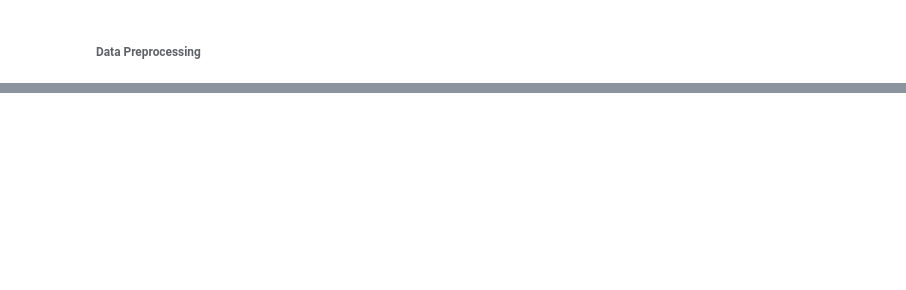
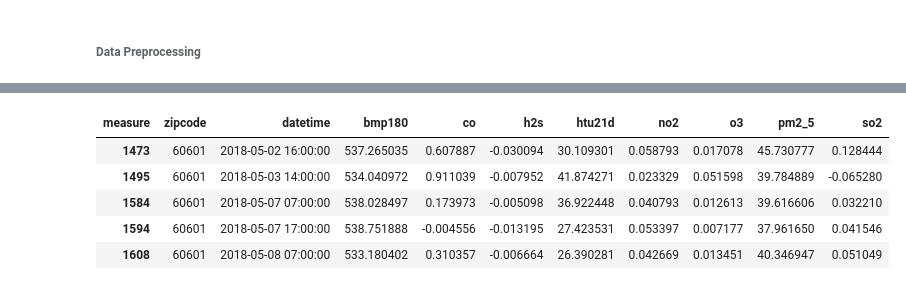
Before and after one commit to joshmattingly/CSE6242GroupProject, a Jupyter notebook: XGBoost Test.ipynb, the cells around one changed output, grey strips where cells are left out. Saved outputs shown, nothing was run; the diff lists cells and outputs as text; code cells hidden in the pictures; blank space fills up the shorter version.

```diff
--- a/XGBoost Test.ipynb
+++ b/XGBoost Test.ipynb
@@ -59,0 +98,13 @@ dataset_enc = pd.get_dummies(dataset, drop_first = True)
+# %%
+metric_table = pd.pivot_table(model_data,
+                              index=['zipcode', 'datetime'],
+                              columns='measure',
+                              values='avg', aggfunc=np.mean).reset_index().dropna()
+metric_table.head()
+# %% [output]
+| measure | zipcode | datetime | bmp180 | co | h2s | htu21d | no2 | o3 | pm2_5 | so2 |
+| 1473 | 60601 | 2018-05-02 16:00:00 | 537.265035 | 0.607887 | -0.030094 | 30.109301 | 0.058793 | 0.017078 | 45.730777 | 0.128444 |
+| 1495 | 60601 | 2018-05-03 14:00:00 | 534.040972 | 0.911039 | -0.007952 | 41.874271 | 0.023329 | 0.051598 | 39.784889 | -0.065280 |
+| 1584 | 60601 | 2018-05-07 07:00:00 | 538.028497 | 0.173973 | -0.005098 | 36.922448 | 0.040793 | 0.012613 | 39.616606 | 0.032210 |
+| 1594 | 60601 | 2018-05-07 17:00:00 | 538.751888 | -0.004556 | -0.013195 | 27.423531 | 0.053397 | 0.007177 | 37.961650 | 0.041546 |
+| 1608 | 60601 | 2018-05-08 07:00:00 | 533.180402 | 0.310357 | -0.006664 | 26.390281 | 0.042669 | 0.013451 | 40.346947 | 0.051049 |
```
Also changed, not shown: parts of 8 cells of this notebook, 2 other files.
